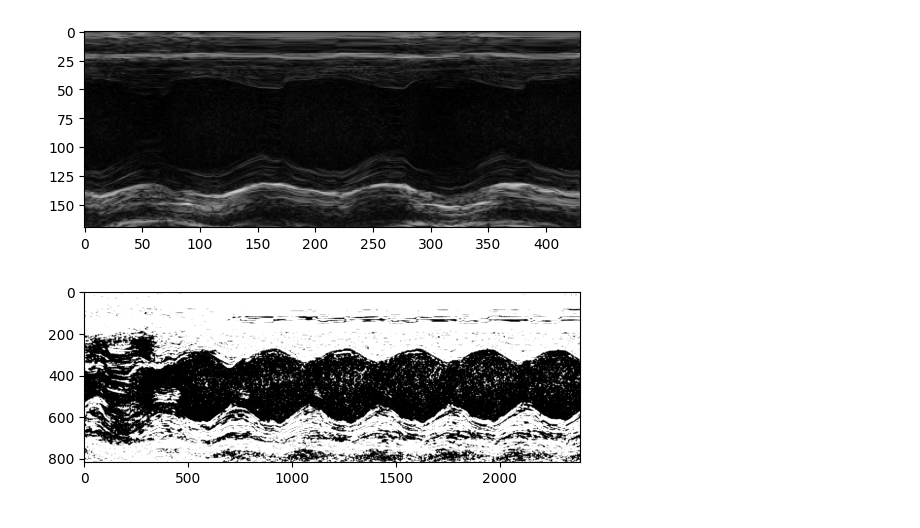
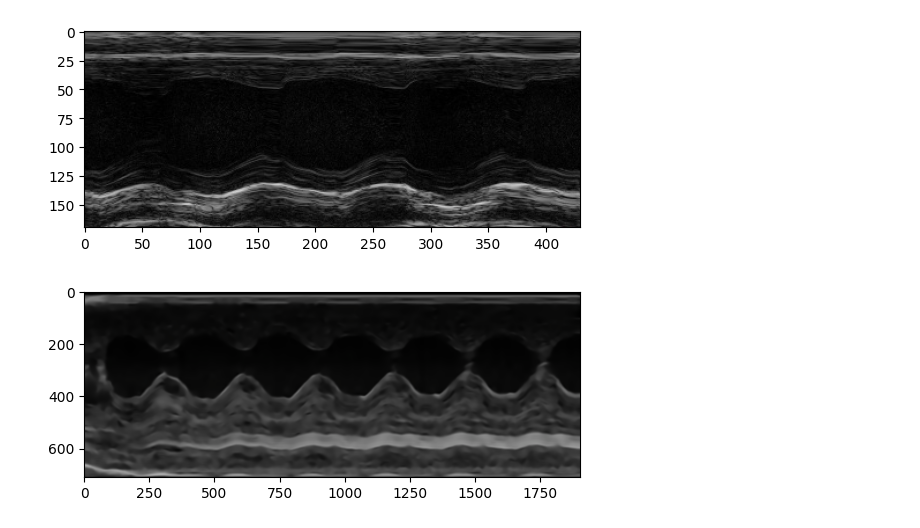
Before and after one commit to Onebu/HackMarato, a Jupyter notebook: preprocess.ipynb, the cells around one changed output. Drawn from its saved outputs; the diff is of its cells as text; code cells hidden in the pictures.

```diff
--- a/preprocess.ipynb
+++ b/preprocess.ipynb
@@ -87,6 +87,10 @@ True
 def process(path, thresh_medium, thresh_higher, thresh_lower, h):
 
 	img_org= cv2.imread(path)
+
+	img_org = cv2.fastNlMeansDenoisingColored(img_org,None,20,20,14,22)
+	plt.imshow(img_org, cmap="gray")
+
 	img = cv2.cvtColor(img_org, cv2.COLOR_BGR2GRAY)
 
 	kernel = np.array([[0, -1, 0],
@@ -141,8 +145,9 @@ def process(path, thresh_medium, thresh_higher, thresh_lower, h):
 # %%
 # recomend values for procees funciton
 # 25,15,60,250
 
 #process(path, medium, higher, lower )
-process('test2.png',25,15,60,400)
+process('imgs/995/PSLA_2w_cut/frame21.jpg',20,20,60,50)
+# process('test_image2.png',20,20,60,50)
 # %% [output]
-[figure, old version]
+[figure, new version]
```
Also changed, not shown: 4 other files.
